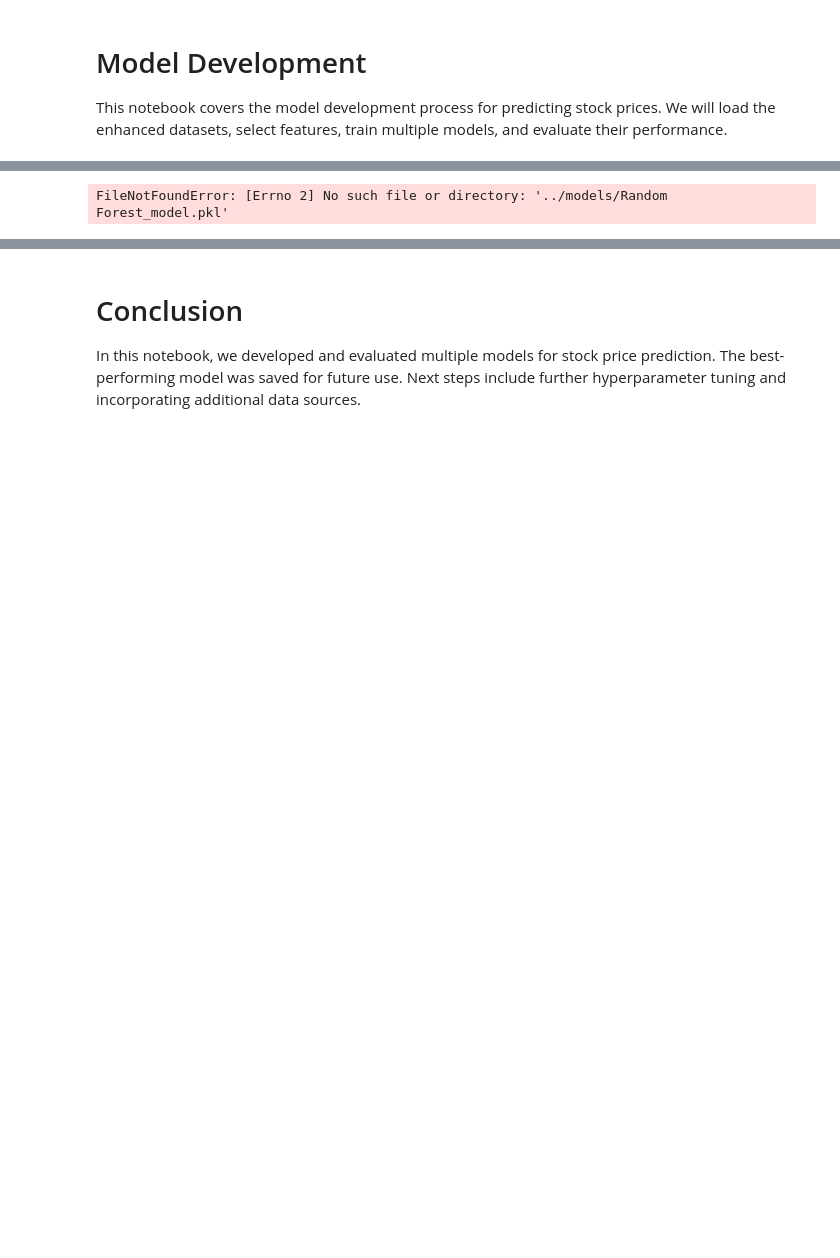
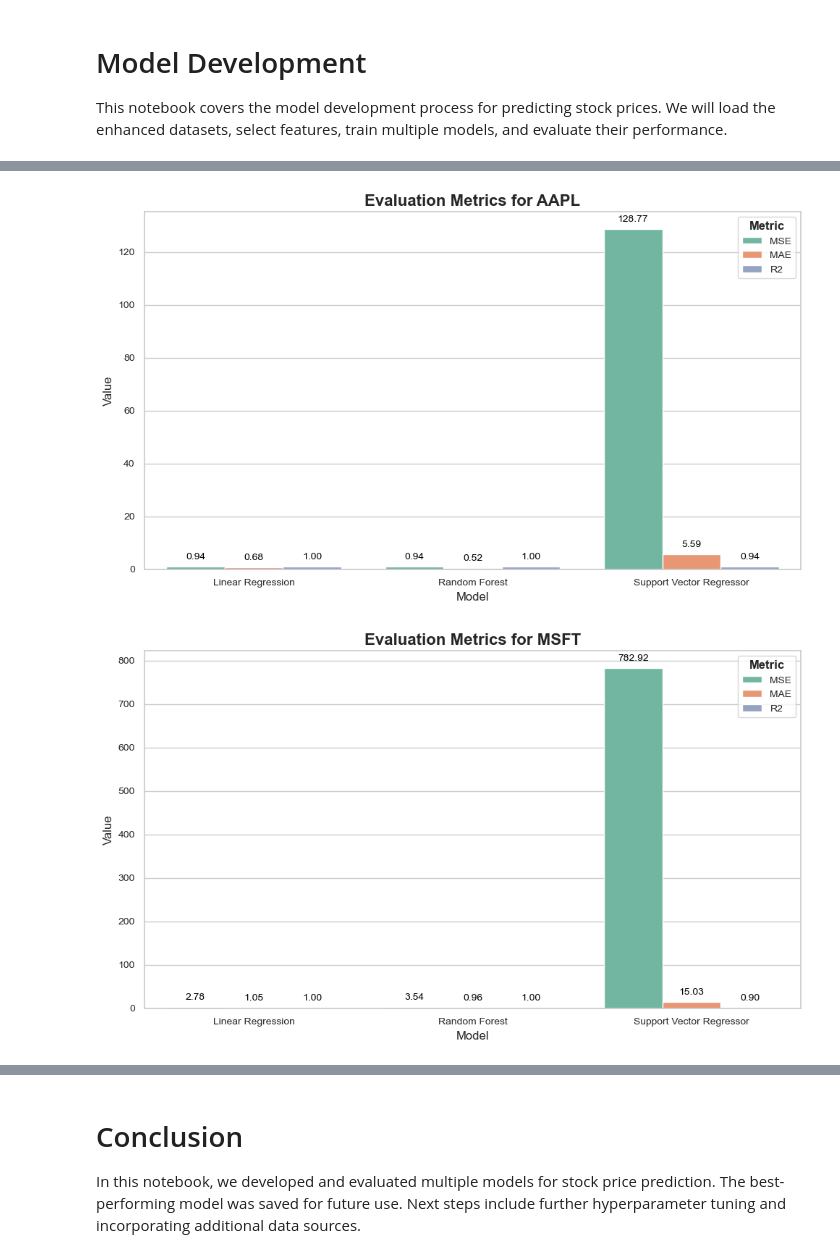
Before and after one commit to arnobmukherjee1988/StockPricePrediction, a Jupyter notebook: notebooks/model_development.ipynb, the cells around one changed output, grey strips where cells are left out. Saved outputs shown, nothing was run; the diff lists cells and outputs as text; code cells hidden in the pictures; blank space fills up the shorter version.

```diff
--- a/notebooks/model_development.ipynb
+++ b/notebooks/model_development.ipynb
@@ -1,21 +1,4 @@
 # %% [markdown]
 # Model Development
 This notebook covers the model development process for predicting stock prices. We will load the enhanced datasets, select features, train multiple models, and evaluate their performance.
-# %%
-# Import necessary libraries
-import numpy as np
-import pandas as pd
-from sklearn.model_selection import train_test_split, GridSearchCV
-from sklearn.preprocessing import StandardScaler
-from sklearn.metrics import mean_squared_error, mean_absolute_error, r2_score
-from sklearn.linear_model import LinearRegression
-from sklearn.ensemble import RandomForestRegressor
-from sklearn.svm import SVR
-import matplotlib.pyplot as plt
-import seaborn as sns
-import joblib
-
-# Set global settings
-sns.set(style='whitegrid')
-plt.rcParams['figure.figsize'] = (14, 8)
 # %%
@@ -104,6 +204,45 @@ plt.show()
-# %%
-# Save the best model to disk
-joblib.dump(best_model, f'../models/{best_model_name}_model.pkl')
-joblib.dump(scaler, '../models/scaler.pkl')
-# %% [output]
-FileNotFoundError: [Errno 2] No such file or directory: '../models/Random Forest_model.pkl'
+# %%
+# Convert the metrics dictionary to a DataFrame
+metrics_df = pd.DataFrame(metrics)
+
+# Set a style for the plots
+sns.set(style="whitegrid")
+
+# Create bar plots for each asset
+for asset in assets:
+    asset_metrics = metrics_df[metrics_df['Asset'] == asset]
+
+    plt.figure(figsize=(10, 6))
+
+    # Create a bar plot
+    bar_plot = sns.barplot(x='Model', y='Value', hue='Metric', data=asset_metrics, palette='Set2')
+
+    # Add title and labels with appropriate font sizes
+    plt.title(f"Evaluation Metrics for {asset}", fontsize=16, weight='bold')
+    plt.xlabel("Model", fontsize=12)
+    plt.ylabel("Value", fontsize=12)
+
+    # Customize the legend
+    legend = plt.legend(title='Metric', fontsize=10)
+    legend.set_title('Metric', prop={'size':12, 'weight':'bold'})
+
+    # Customize the axes ticks
+    bar_plot.tick_params(axis='x', labelsize=10)
+    bar_plot.tick_params(axis='y', labelsize=10)
+
+    # Add value labels on the bars with reduced decimal places
+    for p in bar_plot.patches:
+        height = p.get_height()
+        if height > 0.01:  # Only annotate significant values to avoid clutter
+            bar_plot.annotate(f'{height:.2f}',  # Adjust decimal places as needed
+                              (p.get_x() + p.get_width() / 2., height),
+                              ha = 'center', va = 'bottom',  # Position at bottom to avoid overlap
+                              xytext = (0, 5),  # Adjust position to avoid overlap
+                              textcoords = 'offset points',
+                              fontsize=10, color='black')
+
+    plt.tight_layout()
+    plt.show()
+# %% [output]
+[figure, added]
+[figure, added]
```
Also changed, not shown: parts of 4 cells of this notebook, 58 other files.
